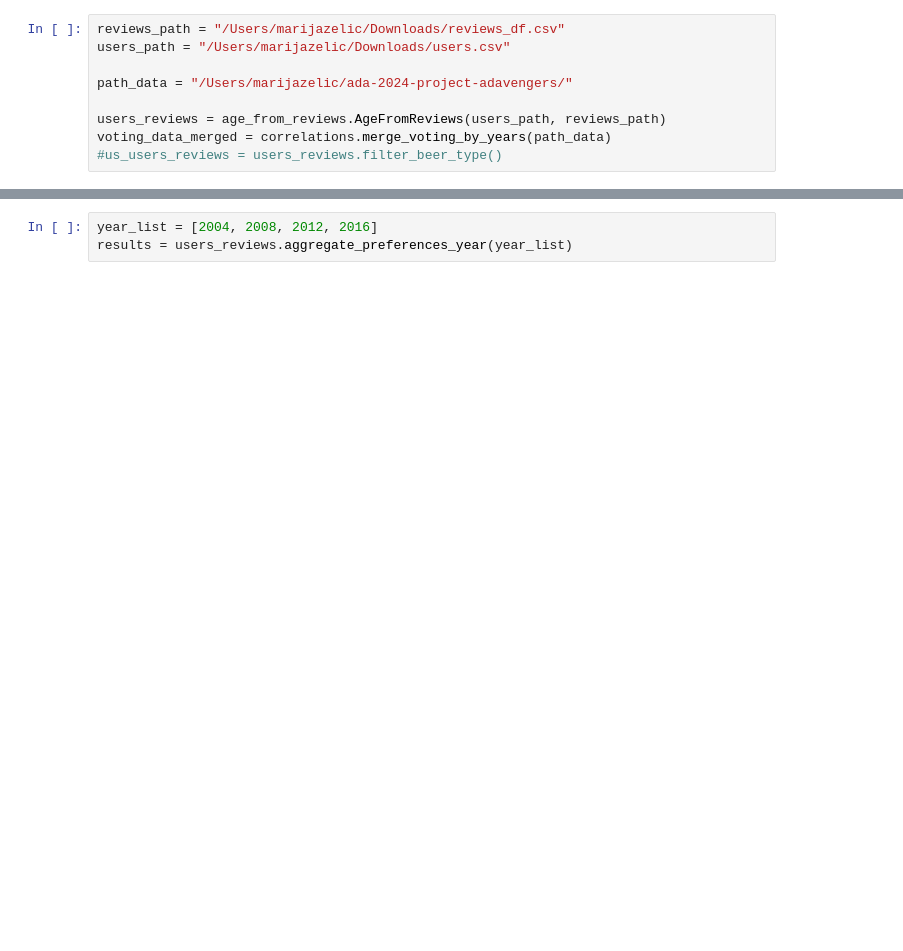
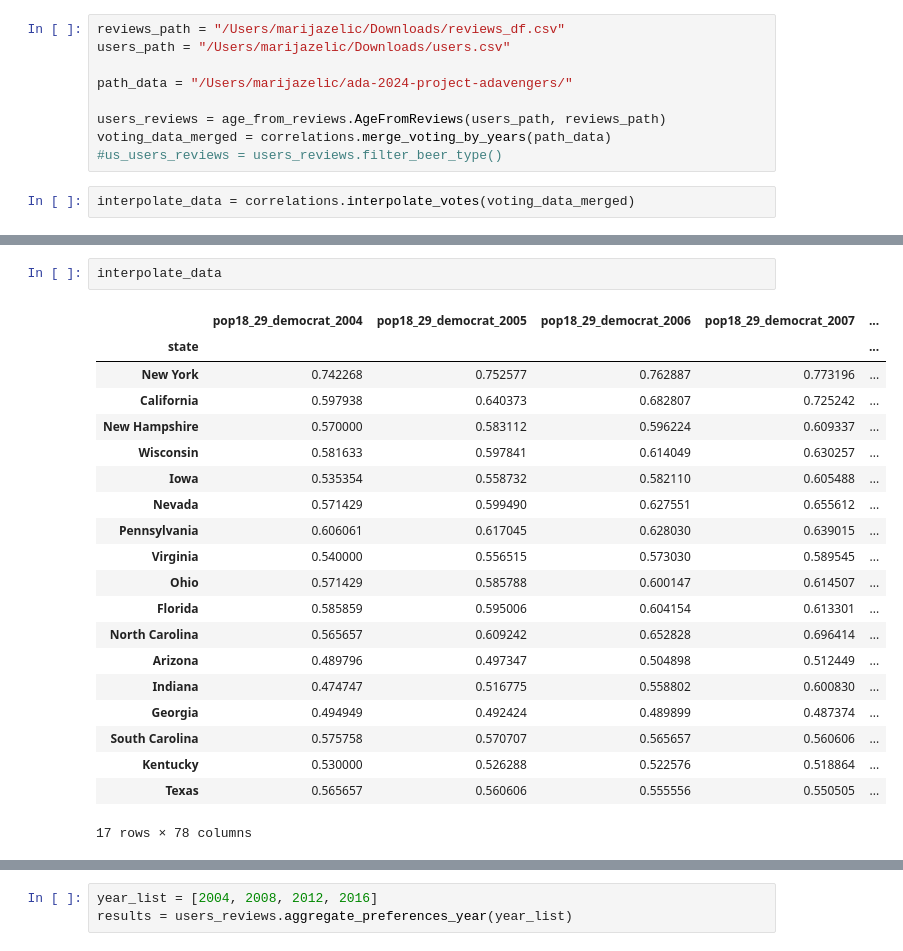
Before and after one commit to epfl-ada/ada-2024-project-adavengers, a Jupyter notebook: src/ipynb scripts/styles.ipynb, the cells around one changed output, grey strips where cells are left out. Drawn from its saved outputs; the diff is of its cells as text; blank space fills up the shorter version.

```diff
--- a/src/ipynb scripts/styles.ipynb
+++ b/src/ipynb scripts/styles.ipynb
@@ -25,3 +26,5 @@ path_data = "/Users/marijazelic/ada-2024-project-adavengers/"
 users_reviews = age_from_reviews.AgeFromReviews(users_path, reviews_path)
 voting_data_merged = correlations.merge_voting_by_years(path_data)
 #us_users_reviews = users_reviews.filter_beer_type()
+# %%
+interpolate_data = correlations.interpolate_votes(voting_data_merged)
@@ -27,0 +49,23 @@ voting_data_merged = correlations.merge_voting_by_years(path_data)
+# %%
+interpolate_data
+# %% [output]
+|  | pop18_29_democrat_2004 | pop18_29_democrat_2005 | pop18_29_democrat_2006 | pop18_29_democrat_2007 | ... |
+| state |  |  |  |  | ... |
+| New York | 0.742268 | 0.752577 | 0.762887 | 0.773196 | ... |
+| California | 0.597938 | 0.640373 | 0.682807 | 0.725242 | ... |
+| New Hampshire | 0.570000 | 0.583112 | 0.596224 | 0.609337 | ... |
+| Wisconsin | 0.581633 | 0.597841 | 0.614049 | 0.630257 | ... |
+| Iowa | 0.535354 | 0.558732 | 0.582110 | 0.605488 | ... |
+| Nevada | 0.571429 | 0.599490 | 0.627551 | 0.655612 | ... |
+| Pennsylvania | 0.606061 | 0.617045 | 0.628030 | 0.639015 | ... |
+| Virginia | 0.540000 | 0.556515 | 0.573030 | 0.589545 | ... |
+| Ohio | 0.571429 | 0.585788 | 0.600147 | 0.614507 | ... |
+| Florida | 0.585859 | 0.595006 | 0.604154 | 0.613301 | ... |
+| North Carolina | 0.565657 | 0.609242 | 0.652828 | 0.696414 | ... |
+| Arizona | 0.489796 | 0.497347 | 0.504898 | 0.512449 | ... |
+| Indiana | 0.474747 | 0.516775 | 0.558802 | 0.600830 | ... |
+| Georgia | 0.494949 | 0.492424 | 0.489899 | 0.487374 | ... |
+| South Carolina | 0.575758 | 0.570707 | 0.565657 | 0.560606 | ... |
+| Kentucky | 0.530000 | 0.526288 | 0.522576 | 0.518864 | ... |
+| Texas | 0.565657 | 0.560606 | 0.555556 | 0.550505 | ... |
+17 rows × 78 columns
```
Also changed, not shown: parts of 10 cells of this notebook, 3 other files.
